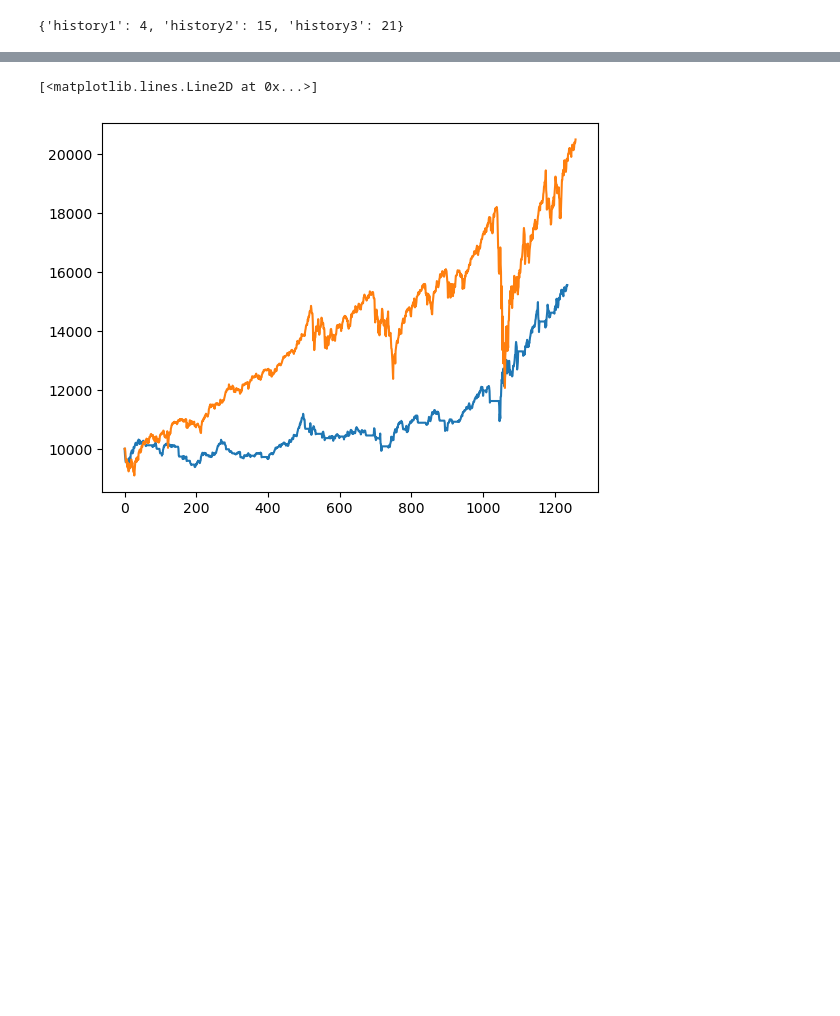
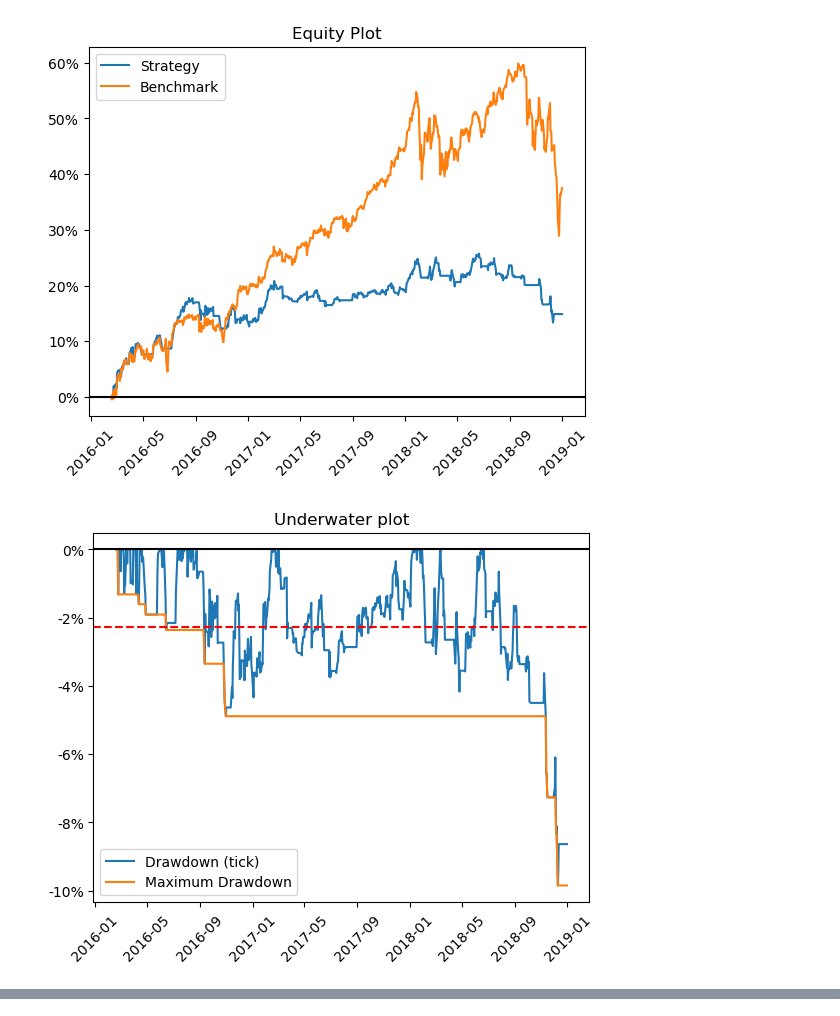
Before and after one commit to luissimaoaf/quantipy, a Jupyter notebook: report_template.ipynb, the cells around one changed output, grey strips where cells are left out. Drawn from its saved outputs; the diff is of its cells as text; code cells hidden in the pictures; blank space fills up the shorter version.

Commit message:
big update. properly handles results as pd.Series, improved plots and reports

```diff
--- a/report_template.ipynb
+++ b/report_template.ipynb
@@ -1,31 +1,34 @@
 # %%
-%matplotlib inline
 import matplotlib.pyplot as plt
 import numpy as np
 import pandas as pd
 import yfinance as yf
+import warnings
 
 from quantipy.assets import Currency, Equity
 from quantipy.trading import Broker, TripleMovingAverage
 from quantipy.backtest import Backtester
 
+%matplotlib inline
+warnings.filterwarnings('ignore')
 
 # backtest period
 BACKTEST_START = '2016-01-01'
-LIVE_START = '2021-01-01'
+LIVE_START = '2019-01-01'
 
 # trading universe
 CAPITAL = 10_000
-eur = Currency('EUR')
-asml = Equity('ASML', 'ASML')
-lvmh = Equity('LVMH', 'MC.PA')
+usd = Currency('USD')
 spy = Equity('SPY', 'SPY')
-MKT = [spy]
+ndq = Equity('NASDAQ', '^IXIC')
+MKT = [spy, ndq]
+BENCHMARK = 'SPY'
 
 # strategy
-STRATEGY = TripleMovingAverage(MKT, {})
+STRATEGY = TripleMovingAverage([ndq], {})
 
 # strategy parameters
+
 # PARAMS = {
 #     'history1': [3, 4, 5, 6],
 #     'history2': [7, 9, 10, 12, 15],
@@ -35,10 +38,10 @@ STRATEGY = TripleMovingAverage(MKT, {})
 PARAMS = {
     'history1': [4],
     'history2': [15],
-    'history3': [21]
+    'history3': [21, 30]
 }
 
-TARGET = 'sharpe'
+TARGET = 'sortino'
 # %%
 # getting data
 data = {}
@@ -48,13 +51,14 @@ for asset in MKT:
                                  interval='1d')
     data[asset.symbol] = ticker_data
 
-broker = Broker(data=data, initial_capital=CAPITAL, currency=eur)
+broker = Broker(data=data, initial_capital=CAPITAL, currency=usd)
 backtester = Backtester(data)
 
 opt_results = backtester.optimize(
-    STRATEGY, broker, PARAMS, target=TARGET, save_logs=False
+    STRATEGY, broker, PARAMS, target=TARGET, save_logs=False, benchmark=BENCHMARK
 )
 
-opt_results['best_params']
+print(opt_results['best_params'])
+backtester.show_report()
 # %% [output]
 {'history1': 4, 'history2': 15, 'history3': 21}
@@ -62 +81,2 @@ Score: 0.7898098149900679
-{'history1': 4, 'history2': 15, 'history3': 21}
+[figure, added]
+[figure, added]
@@ -63,10 +85,3 @@ Score: 0.7898098149900679
-# %%
-plt.plot(opt_results['equity'])
-nprice = np.array(data['SPY']['Close'])*10000/data['SPY']['Close'][0]
-plt.plot(nprice)
-# %% [output]
-[<matplotlib.lines.Line2D at 0x...>]
-[figure, removed]
 # %%
 # getting data
 data = {}
```
Also changed, not shown: parts of 5 cells of this notebook, 3 other files.
